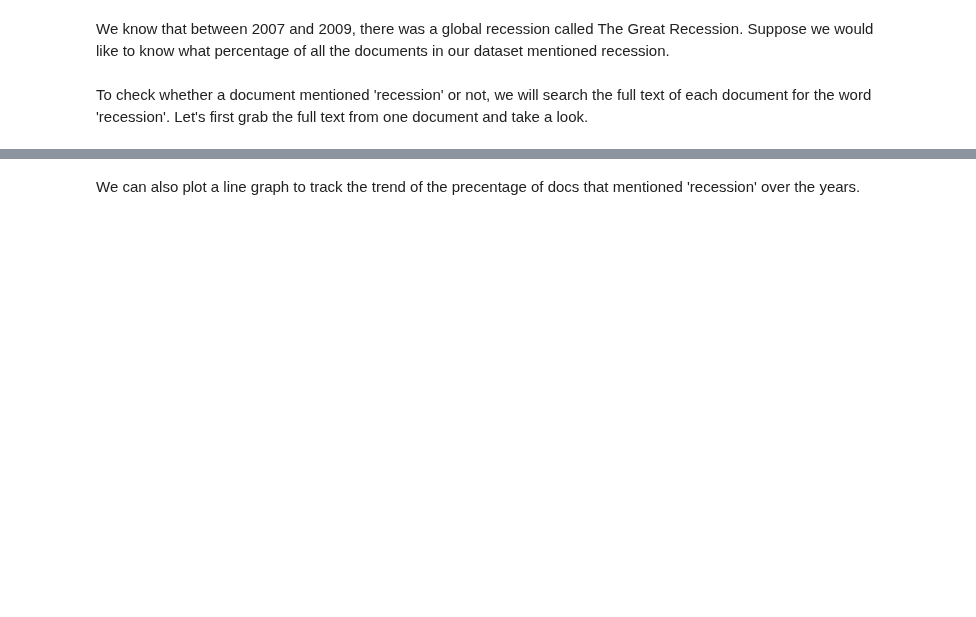
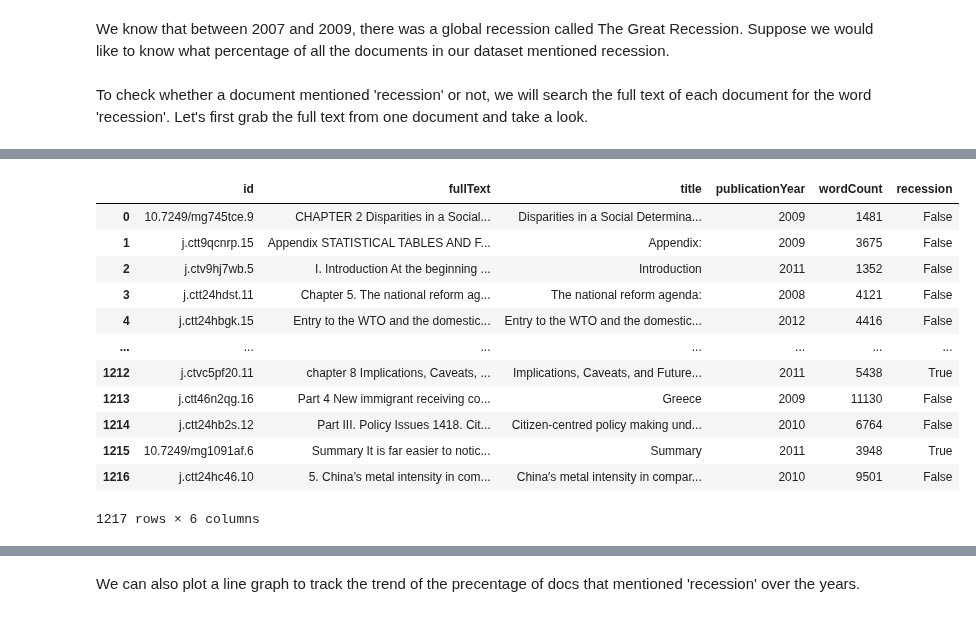
Before and after one commit to ithaka/constellate-notebooks, a Jupyter notebook: pandas-3.ipynb, the cells around one changed output, grey strips where cells are left out. Saved outputs shown, nothing was run; the diff lists cells and outputs as text; code cells hidden in the pictures; blank space fills up the shorter version.

```diff
--- a/pandas-3.ipynb
+++ b/pandas-3.ipynb
@@ -164,7 +280,21 @@ df['fullText'] = df['fullText'].str.join('')
 # %%
 # Create a new column storing whether a document mentioned 'recession'
-df['recession'] = df['fullText'].str.contains('recession')
+df['recession'] = df['fullText'].str.contains('recession', case=False)
 df
+# %% [output]
+|  | id | fullText | title | publicationYear | wordCount | recession |
+| 0 | 10.7249/mg745tce.9 | CHAPTER 2 Disparities in a Social... | Disparities in a Social Determina... | 2009 | 1481 | False |
+| 1 | j.ctt9qcnrp.15 | Appendix STATISTICAL TABLES AND F... | Appendix: | 2009 | 3675 | False |
+| 2 | j.ctv9hj7wb.5 | I. Introduction At the beginning ... | Introduction | 2011 | 1352 | False |
+| 3 | j.ctt24hdst.11 | Chapter 5. The national reform ag... | The national reform agenda: | 2008 | 4121 | False |
+| 4 | j.ctt24hbgk.15 | Entry to the WTO and the domestic... | Entry to the WTO and the domestic... | 2012 | 4416 | False |
+| ... | ... | ... | ... | ... | ... | ... |
+| 1212 | j.ctvc5pf20.11 | chapter 8 Implications, Caveats, ... | Implications, Caveats, and Future... | 2011 | 5438 | True |
+| 1213 | j.ctt46n2qg.16 | Part 4 New immigrant receiving co... | Greece | 2009 | 11130 | False |
+| 1214 | j.ctt24hb2s.12 | Part III. Policy Issues 1418. Cit... | Citizen-centred policy making und... | 2010 | 6764 | False |
+| 1215 | 10.7249/mg1091af.6 | Summary It is far easier to notic... | Summary | 2011 | 3948 | True |
+| 1216 | j.ctt24hc46.10 | 5. China’s metal intensity in com... | China′s metal intensity in compar... | 2010 | 9501 | False |
+1217 rows × 6 columns
 # %%
 # Get the rows where the value in the 'recession' column is true
 rec_docs = df[df['recession']==True]
```
Also changed, not shown: parts of 24 cells of this notebook.
